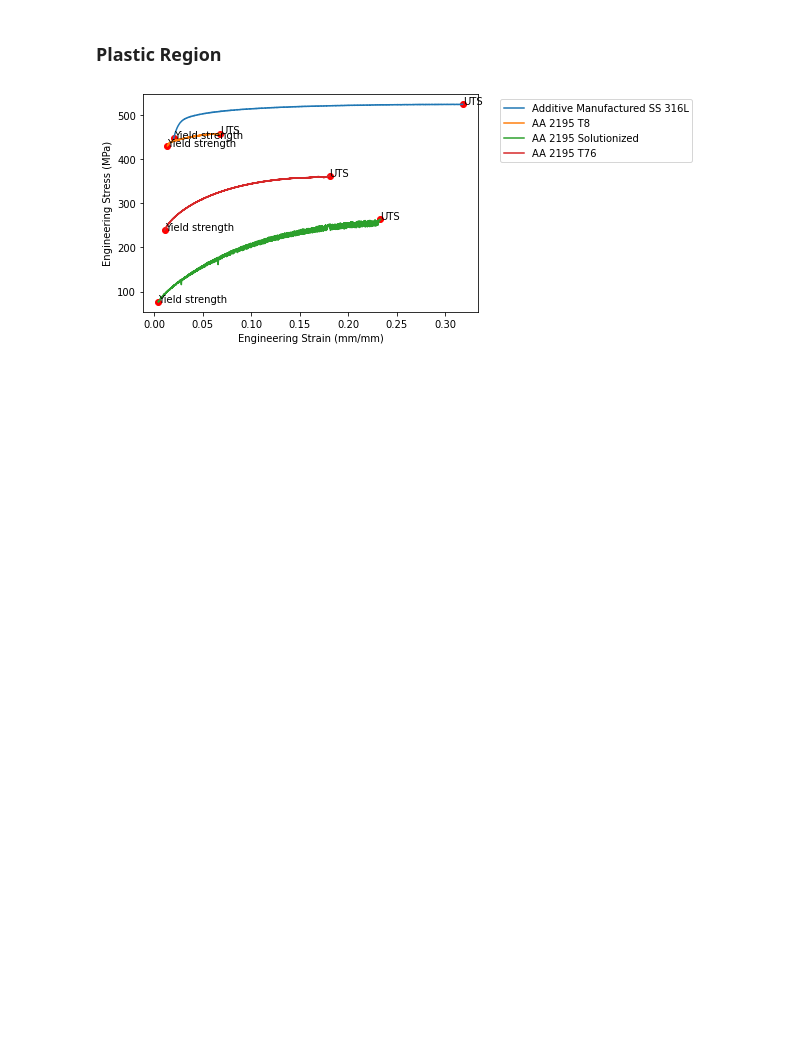
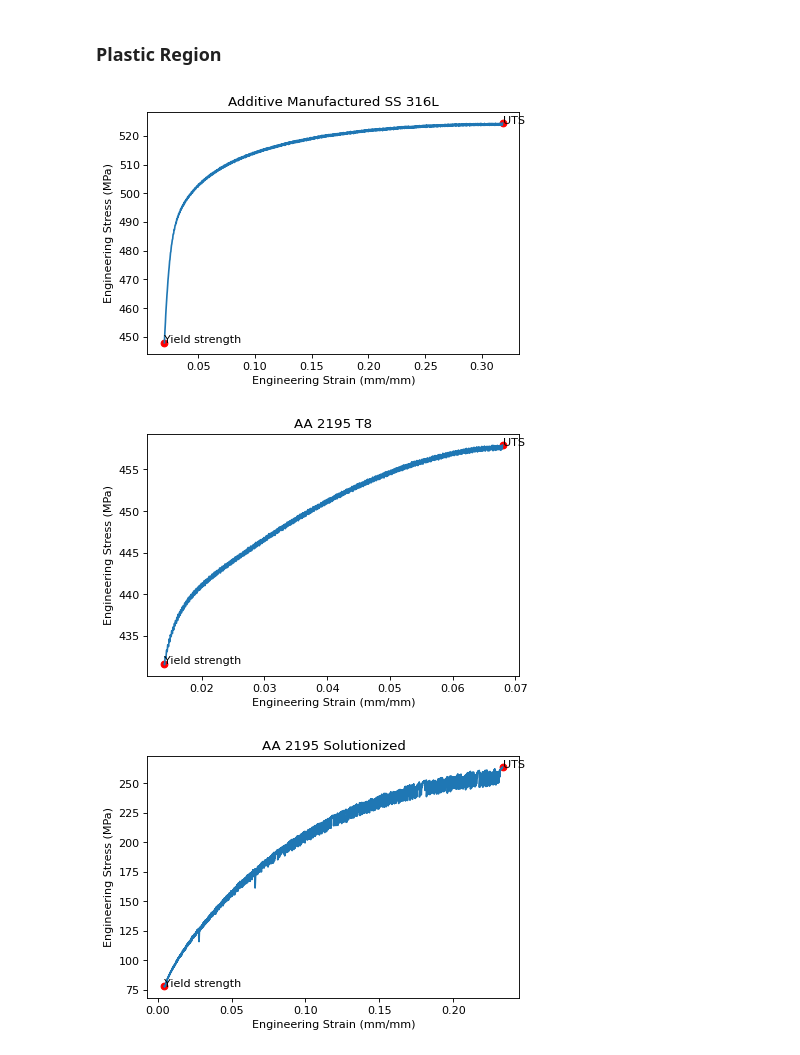
Before and after one commit to algomaster99/meta-btp, a Jupyter notebook: engineering_strain_stress.ipynb, the cells around one changed output. Saved outputs shown, nothing was run; the diff lists cells and outputs as text; code cells hidden in the pictures; blank space fills up the shorter version.

```diff
--- a/engineering_strain_stress.ipynb
+++ b/engineering_strain_stress.ipynb
@@ -101,4 +108,7 @@ ax.xaxis.set_minor_locator(MultipleLocator(0.001))
 ax.yaxis.set_minor_locator(MultipleLocator(25))
 _ = ax.set_xlabel(x_label)
 _ = ax.set_ylabel(y_label)
+
+fig.set_size_inches(6, 4)
+fig.set_dpi(150)
 # %% [output]
@@ -196,12 +236,13 @@ for i in range(len(x)):
     ax.plot(x[i][:(ins[0]+200)], parallel_line_y[:(ins[0]+200)])
     ax.set_xlabel(x_label)
     ax.set_ylabel(y_label)
-    ax.set_title('Yield Strength')
+    ax.set_title(PROJECT_NAME[i])
     ys = y_smooth[i][ins[0]]
     yield_strength.append(ys)
-    ax.annotate(f'Yield Strength: {ys}', (x[i][ins[0]], y_smooth[i][ins[0]]))
+    ax.annotate(f'Yield Strength: {ys:.3f} MPa', (x[i][ins[0]], y_smooth[i][ins[0]]))
 
-    plt.savefig(f'{OUTPUT_DIR[i]}/Yield Strength', facecolor='white', transparent=True)
+    fig.set_dpi(80)
+    fig.savefig(f'{OUTPUT_DIR[i]}/Yield Strength', facecolor='white', transparent=True, dpi=150)
 
     # 0th index because there is only one intersection point
     print(f'Yield Strength: {ys} MPa')
@@ -255,8 +296,9 @@ for i in range(len(x)):
         ofile[i].save_parameter('Uniform Elongation', uts_strain, '')
 
 ax.legend(loc='upper left', bbox_to_anchor=(1.05, 1))
+fig.set_dpi(150)
 plt.show()
-_ = fig.savefig(f'{COMBINED_OUTPUT_DIR}/UTS calculation', facecolor='white', transparent=True)
+_ = fig.savefig(f'{COMBINED_OUTPUT_DIR}/UTS calculation', facecolor='white', transparent=True, bbox_inches='tight')
 # %% [output]
 Ultimate Tensile Strength is 524.425548 MPa at 31.816329999999997% elongation.
 Ultimate Tensile Strength is 457.9231510000001 MPa at 6.798% elongation.
@@ -266,34 +308,37 @@ Ultimate Tensile Strength is 362.20079200000004 MPa at 18.095% elongation.
 # %% [markdown]
 ### Plastic Region
 # %%
-fig, ax = plt.subplots(1,1)
-
 start = []
 end = []
 
 for i in range(len(x)):
+    fig, ax = plt.subplots(1,1)
+    fig.set_dpi(80)
+
     ax.plot(x[i][intersection[i]], y_smooth[i][intersection[i]], 'ro', label=None) # YS
     ax.plot(x[i][uts_point[i]], y_smooth[i][uts_point[i]], 'ro', label=None) # UTS
 
     ax.annotate(
         'Yield strength',
         xy=(x[i][intersection[i]], y_smooth[i][intersection[i]]),
     ),
     ax.annotate(
         'UTS',
         xy=(x[i][uts_point[i]], y_smooth[i][uts_point[i]]),
     )
+    ax.set_title(PROJECT_NAME[i])
 
     # there is only one intersection point
     st = intersection[i]
     e = uts_point[i]+1
     start.append(st)
     end.append(e)
     ax.plot(x[i][st:e], y_smooth[i][st:e], label=PROJECT_NAME[i])
+
     # supresses ouput while setting x,y labels
     _ = ax.set_xlabel(x_label)
     _ = ax.set_ylabel(y_label)
-
-_ = ax.legend(loc='upper left', bbox_to_anchor=(1.05, 1))
 # %% [output]
-[figure, old version]
+[figure, new version]
+[figure, added]
+[figure, added]
```
Also changed, not shown: parts of 8 cells of this notebook.
